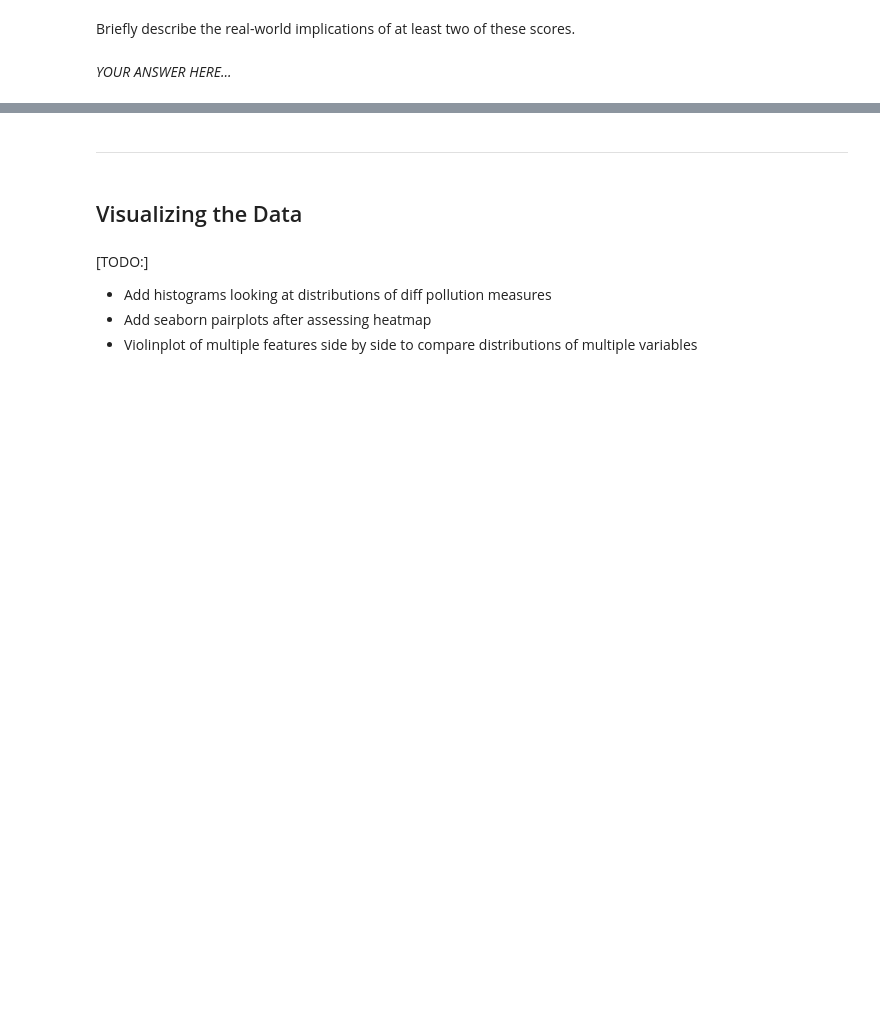
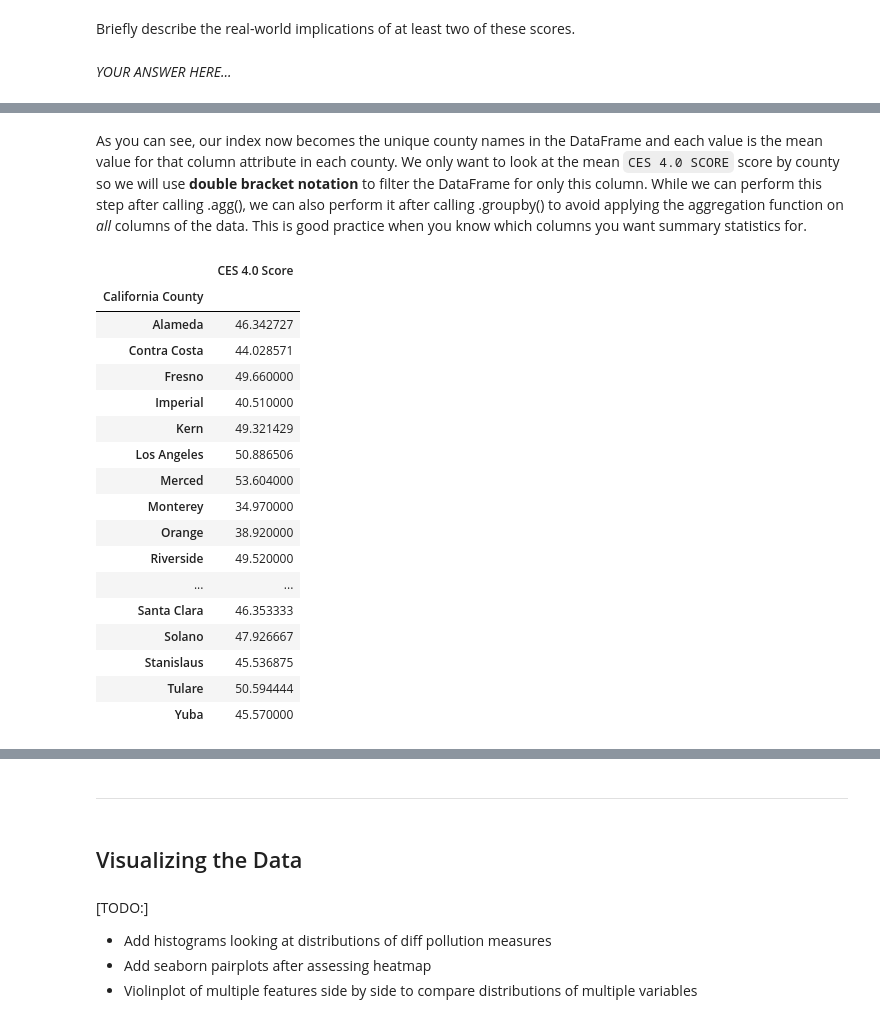
Before and after one commit to ds-modules/ECC-Sp24, a Jupyter notebook: CalEnviroScreen/CES-HWDraft.ipynb, the cells around one changed output, grey strips where cells are left out. Drawn from its saved outputs; the diff is of its cells as text; code cells hidden in the pictures; blank space fills up the shorter version.

```diff
--- a/CalEnviroScreen/CES-HWDraft.ipynb
+++ b/CalEnviroScreen/CES-HWDraft.ipynb
@@ -221,0 +338,25 @@ TODO: Give a demo of groupby....include different agg functions...group by count
+# %% [markdown]
+As you can see, our index now becomes the unique county names in the DataFrame and each value is the mean value for that column attribute in each county. We only want to look at the mean `CES 4.0 SCORE` score by county so we will use **double bracket notation** to filter the DataFrame for only this column. While we can perform this step after calling .agg(), we can also perform it after calling .groupby() to avoid applying the aggregation function on *all* columns of the data. This is good practice when you know which columns you want summary statistics for.
+# %%
+# DEMO: Step 3
+
+ces_cc.groupby('California County')[['CES 4.0 Score']].agg('mean')
+# %% [output]
+|  | CES 4.0 Score |
+| California County |  |
+| Alameda | 46.342727 |
+| Contra Costa | 44.028571 |
+| Fresno | 49.660000 |
+| Imperial | 40.510000 |
+| Kern | 49.321429 |
+| Los Angeles | 50.886506 |
+| Merced | 53.604000 |
+| Monterey | 34.970000 |
+| Orange | 38.920000 |
+| Riverside | 49.520000 |
+| ... | ... |
+| Santa Clara | 46.353333 |
+| Solano | 47.926667 |
+| Stanislaus | 45.536875 |
+| Tulare | 50.594444 |
+| Yuba | 45.570000 |
```
Also changed, not shown: parts of 37 cells of this notebook.
